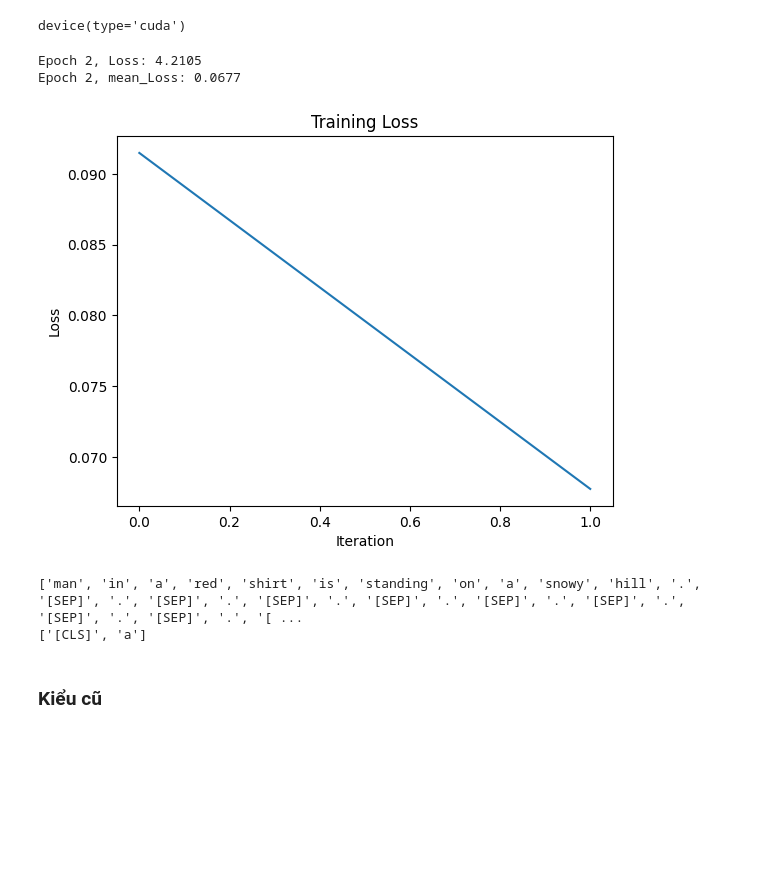
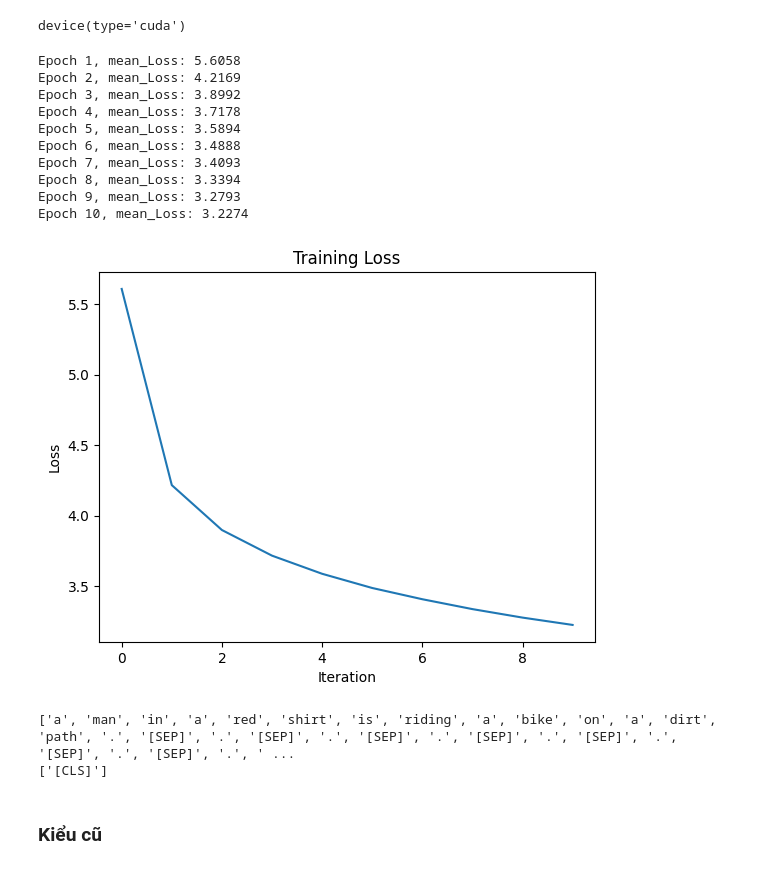
Before and after one commit to NguyenPhuongDng/Image-description, a Jupyter notebook: Fine_Tune/Fine_turn.ipynb, the cells around one changed output. Drawn from its saved outputs; the diff is of its cells as text; code cells hidden in the pictures; blank space fills up the shorter version.

Commit message:
sample train 10 epochs of fine_turn

```diff
--- a/Fine_Tune/Fine_turn.ipynb
+++ b/Fine_Tune/Fine_turn.ipynb
@@ -272,6 +272,7 @@ def Train_model(model, dataloader, optimizer, criterion):
     for epoch in range(num_epochs):
         mean_loss = 0
         total_loss = 0
+        count = 0
         for image, caption in dataloader:
             image = image.to(device)
             caption = caption.to(device)
@@ -292,11 +293,10 @@ def Train_model(model, dataloader, optimizer, criterion):
 
             losses.append(loss.item())
             total_loss += loss.item()
+            count += 1
+            # print(f'Epoch {epoch+1}, Loss: {loss.item() :.4f}')
 
-            clear_output(wait=True)
-            print(f'Epoch {epoch+1}, Loss: {loss.item() :.4f}')
-
-        mean_loss = total_loss / len(dataloader.dataset)
+        mean_loss = total_loss / count
         mean_losses.append(mean_loss)
         print(f'Epoch {epoch+1}, mean_Loss: {mean_loss :.4f}')
 
@@ -317,24 +317,31 @@ device(type='cuda')
 # %%
 device = torch.device("cuda" if torch.cuda.is_available() else "cpu")
 
 from IPython.display import clear_output
 vocab_size = tokenizer.vocab_size
 embed_size = 256
 hidden_size = 256
 num_layers = 1
-num_epochs = 2
+num_epochs = 10
 learning_rate = 0.001
 
 
 image_description_model = image_to_text(embed_size, hidden_size, vocab_size, num_layers)
 image_description_model.to(device)
 
 optimizer = optim.Adam(image_description_model.parameters(), lr=0.001)
 criterion = nn.CrossEntropyLoss(ignore_index=0)
 
-
 image_description_model = Train_model(image_description_model, train_dataloader, optimizer, criterion)
 # %% [output]
-Epoch 2, Loss: 4.2105
-Epoch 2, mean_Loss: 0.0677
+Epoch 1, mean_Loss: 5.6058
+Epoch 2, mean_Loss: 4.2169
+Epoch 3, mean_Loss: 3.8992
+Epoch 4, mean_Loss: 3.7178
+Epoch 5, mean_Loss: 3.5894
+Epoch 6, mean_Loss: 3.4888
+Epoch 7, mean_Loss: 3.4093
+Epoch 8, mean_Loss: 3.3394
+Epoch 9, mean_Loss: 3.2793
+Epoch 10, mean_Loss: 3.2274
-[figure, old version]
+[figure, new version]
@@ -373,20 +371,9 @@ def interactive_test(
     images = images.unsqueeze(0)
     tokens = tokens.unsqueeze(0)
     itt.eval()
-
     images = images.to(device)
-    # print(images[0][0])
     tokens = tokens.to(device)
-    output = predict(itt, images, tokens)
-    # print(images.shape)
-    # print(tokens.shape)
-    # print(encoder_output.shape)
-    # decoder_output, output_hidden = decoder(encoder_output, tokens)
-    # decoder_output: torch.Tensor
-        # print(decoder_output.shape)
-        # # decoder_output = decoder_output.squeeze(1)
-        # print(decoder_output.shape)
-        # print(targets.shape)
+    output = itt.predict( images, tokens)
     target_logits = output[:, -1, :]
     predicts = output.argmax(2)
     predicted_token = target_logits.argmax()
@@ -394,10 +381,10 @@ def interactive_test(
     return predicted_token, tokens, predicts
 
 image_path = "../Flickr8k/Flicker8k_Dataset/667626_18933d713e.jpg"
-# image_path = "../Flickr8k/Flicker8k_Dataset/110595925_f3395c8bd6.jpg"
+image_path = "../Flickr8k/Flicker8k_Dataset/110595925_f3395c8bd6.jpg"
 # image_path = "../Flickr8k/Flicker8k_Dataset/802594049_289e3c8420.jpg"
 
-text = "a"
+text = ""
 predict_token, captions, predicts = interactive_test(image_description_model, image_path, text)
 # print(predicts, captions)
 predict_token = predict_token.item()
@@ -414,8 +401,8 @@ print(detokenize(captions))
 # for i in range(min(len(predicts), captions.shape[0])):
 #     print(detokenize(predicts[i]), detokenize(captions[i].item()))
 # %% [output]
-['man', 'in', 'a', 'red', 'shirt', 'is', 'standing', 'on', 'a', 'snowy', 'hill', '.', '[SEP]', '.', '[SEP]', '.', '[SEP]', '.', '[SEP]', '.', '[SEP]', '.', '[SEP]', '.', '[SEP]', '.', '[SEP]', '.', '[ ...
-['[CLS]', 'a']
+['a', 'man', 'in', 'a', 'red', 'shirt', 'is', 'riding', 'a', 'bike', 'on', 'a', 'dirt', 'path', '.', '[SEP]', '.', '[SEP]', '.', '[SEP]', '.', '[SEP]', '.', '[SEP]', '.', '[SEP]', '.', '[SEP]', '.', ' ...
+['[CLS]']
 # %% [markdown]
 ### Kiểu cũ
 # %%
```
Also changed, not shown: parts of 2 cells of this notebook, 3 other files.
